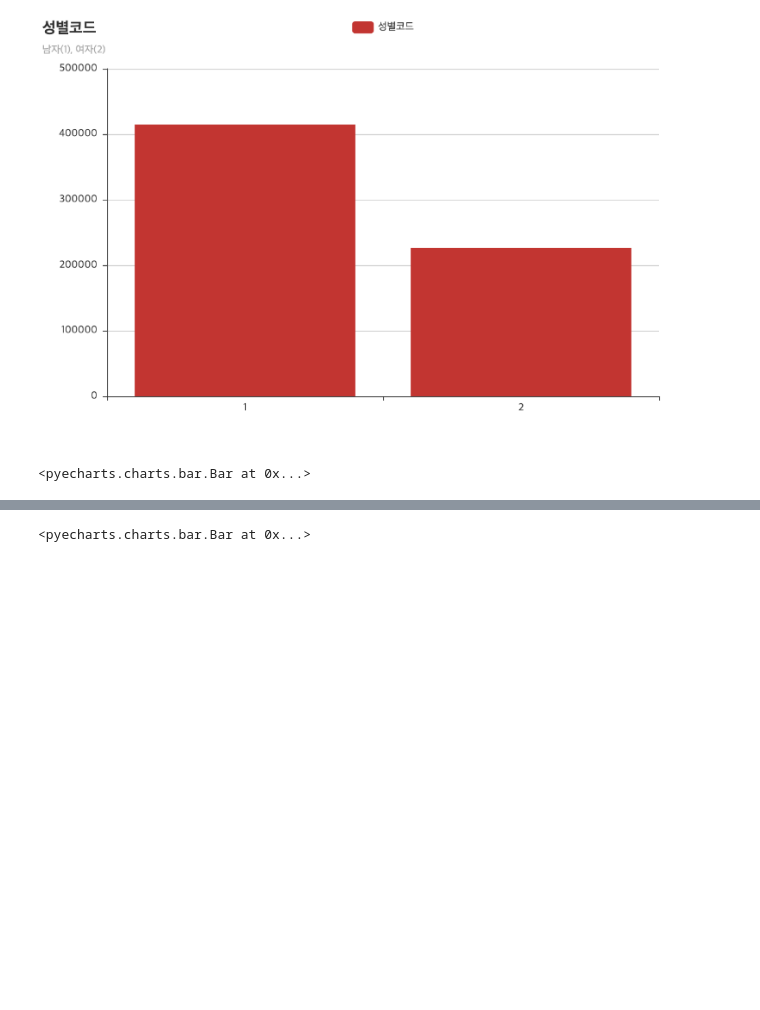
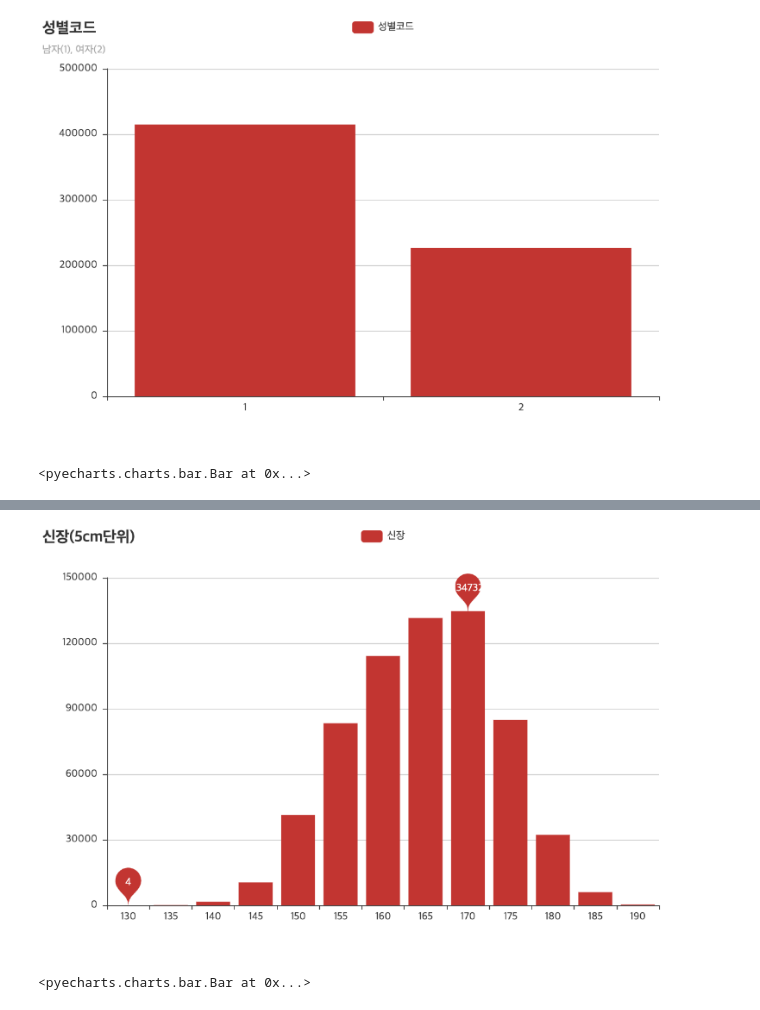
Before and after one commit to kms2698/diabetes-analysys_topgap, a Jupyter notebook: 데이터분석_김민상.ipynb, the cells around one changed output, grey strips where cells are left out. Cells and saved outputs as stored; diff of their text form; code cells hidden in the pictures; blank space fills up the shorter version.

```diff
--- a/데이터분석_김민상.ipynb
+++ b/데이터분석_김민상.ipynb
@@ -143,3 +139,7 @@ bar
+# %%
+Image('pyecharts(김민상)/신장(5cm단위).png')
+# %% [output]
+[figure, added]
 # %%
 a = df1_clean['체중(5Kg단위)'].value_counts().sort_index()
 x = a.index
```
Also changed, not shown: parts of 23 cells of this notebook.
